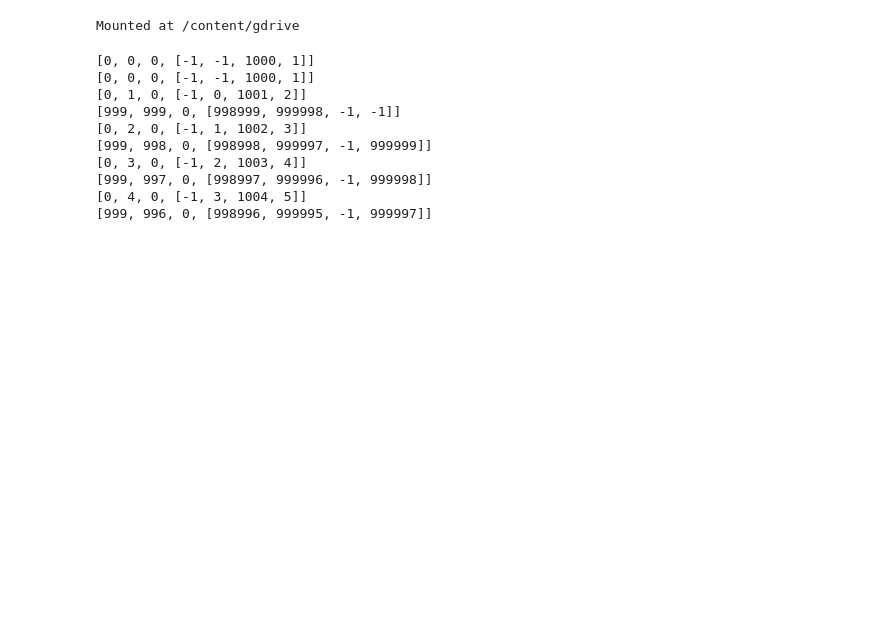
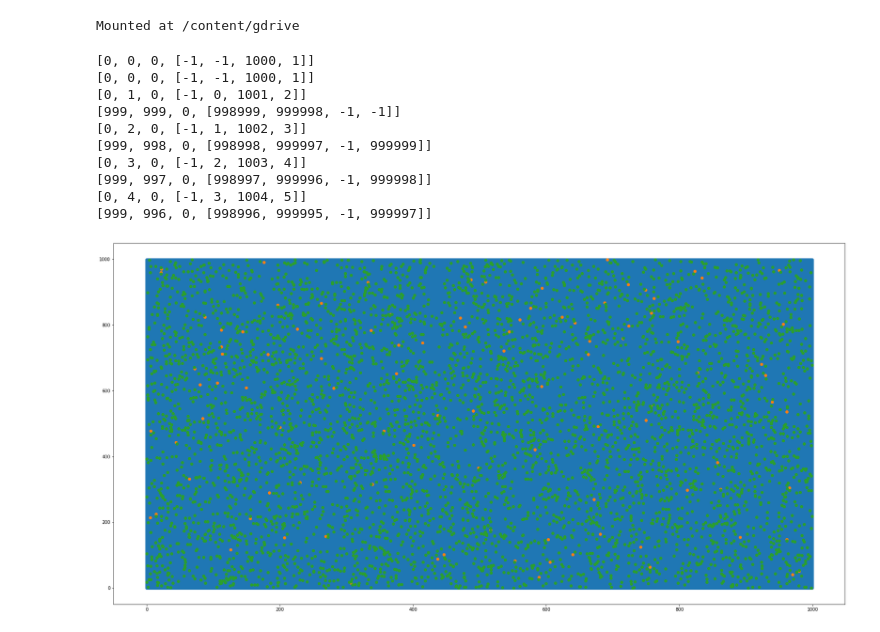
Before and after one commit to billguerrerog/cc41_tf_201821590_20181B402_201811208_201823346_201823838, a Jupyter notebook: Graph.ipynb, the cells around one changed output. Cells and saved outputs as stored; diff of their text form; code cells hidden in the pictures; blank space fills up the shorter version.

Commit message:
Update graph

```diff
--- a/Graph.ipynb
+++ b/Graph.ipynb
@@ -119,3 +119,6 @@ print_corners(nodes)
 [999, 997, 0, [998997, 999996, -1, 999998]]
 [0, 4, 0, [-1, 3, 1004, 5]]
 [999, 996, 0, [998996, 999995, -1, 999997]]
+# %%
+nodes_copy = deepcopy(nodes)
+new_nodes = sorted(nodes_copy, key=lambda y: y[2])
@@ -121,0 +150,25 @@ print_corners(nodes)
+# %%
+new_nodes_copy = deepcopy(new_nodes)
+
+normal_nodes = separateTypes(new_nodes_copy, 0)
+alm_nodes = separateTypes(new_nodes_copy, 1)
+ent_nodes = new_nodes_copy
+deleteStuff(ent_nodes)
+# %%
+import matplotlib.pyplot as plt
+import numpy as np
+
+normal_np = np.array(normal_nodes)
+alm_np = np.array(alm_nodes)
+ent_np = np.array(ent_nodes)
+
+plt.scatter(*zip(*normal_np))
+plt.scatter(*zip(*alm_np))
+plt.scatter(*zip(*ent_np))
+
+cm = 1/2.54
+plt.rcParams["figure.figsize"] = [60*cm, 30*cm]
+plt.rcParams["figure.autolayout"] = True
+plt.show()
+# %% [output]
+[figure, added]
```
Also changed, not shown: parts of 1 cell of this notebook.
